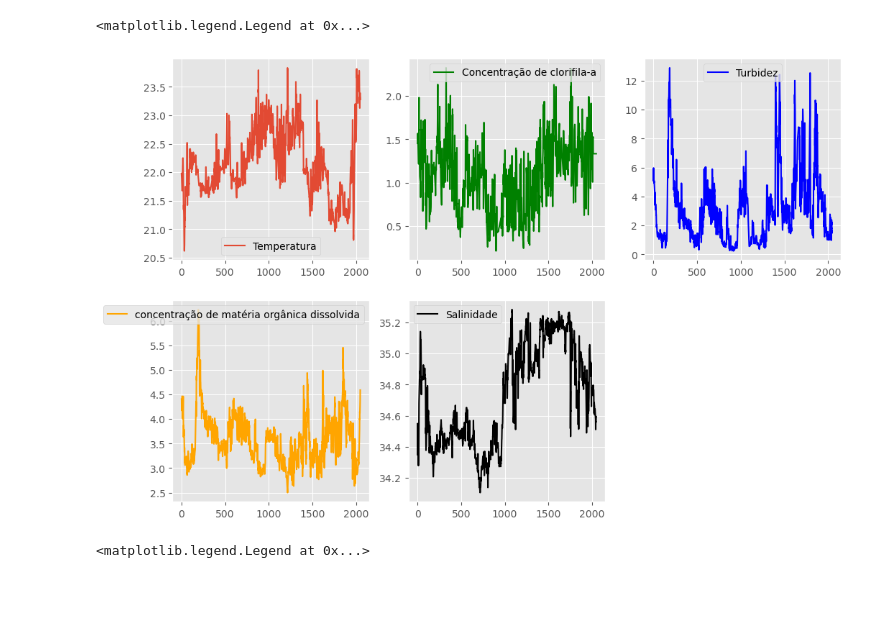
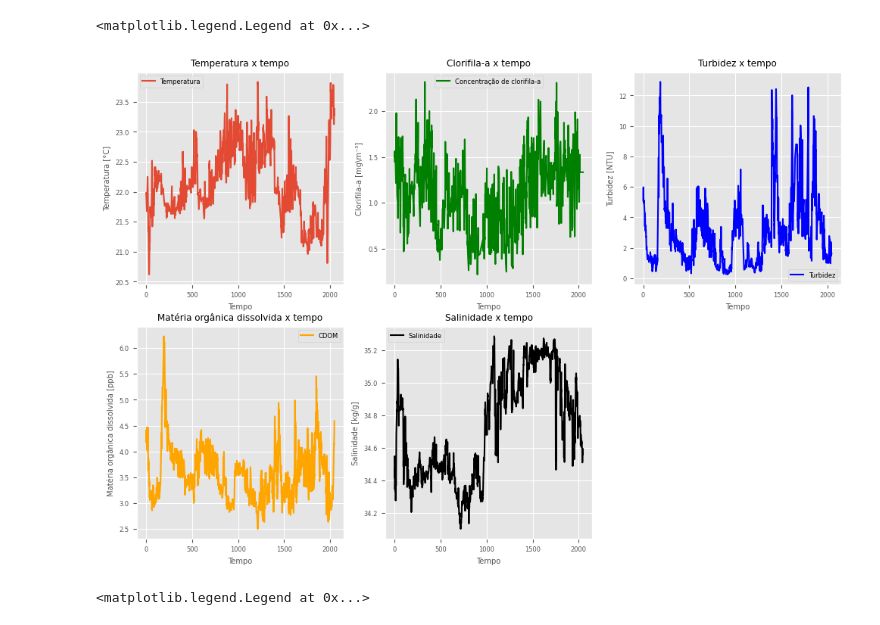
Before and after one commit to LSalimene/Analise-Series-temporais-em-oceano, a Jupyter notebook: lista5/lista5.ipynb, the cells around one changed output. Cells and saved outputs as stored; diff of their text form; code cells hidden in the pictures; blank space fills up the shorter version.

```diff
--- a/lista5/lista5.ipynb
+++ b/lista5/lista5.ipynb
@@ -27,24 +27,43 @@ CDOM2 = dados['CDOM2']
 plt.style.use('ggplot')
 # %%
 plt.figure(figsize=(12,8))
+plt.rcParams.update({'font.size': 6})
+
 plt.subplot(231)
 plt.plot(T2[0,:],label='Temperatura')
+plt.title('Temperatura x tempo')
+plt.xlabel('Tempo')
+plt.ylabel('Temperatura [°C]')
+
 plt.legend()
 plt.subplot(232)
 plt.plot(chla2[0,:],label='Concentração de clorifila-a',color='green')
+plt.title('Clorifila-a x tempo')
+plt.xlabel('Tempo')
+plt.ylabel('Clorifila-a [mg\m⁻³]')
+
 plt.legend()
 plt.subplot(233)
 plt.plot(Turb2[0,:],label='Turbidez',color='b')
 plt.legend()
+plt.title('Turbidez x tempo')
+plt.xlabel('Tempo')
+plt.ylabel('Turbidez [NTU]')
 plt.subplot(234)
-plt.plot(CDOM2[0,:],label='concentração de matéria orgânica dissolvida',color='orange')
+plt.plot(CDOM2[0,:],label='CDOM',color='orange')
+plt.title('Matéria orgânica dissolvida x tempo')
+plt.xlabel('Tempo')
+plt.ylabel('Matéria orgânica dissolvida [ppb]')
 plt.legend()
 plt.subplot(235)
+plt.title('Salinidade x tempo')
+plt.xlabel('Tempo')
+plt.ylabel('Salinidade [kg/g]')
 plt.plot(S2[0,:],label='Salinidade',color='black')
 plt.legend()
 # %% [output]
 <matplotlib.legend.Legend at 0x...>
-[figure, old version]
+[figure, new version]
 # %%
 T1 = signal.savgol_filter(T2[0,:],71,2)
 chla = signal.savgol_filter(chla2[0,:],71,2)
```
Also changed, not shown: parts of 10 cells of this notebook, 12 other files.
